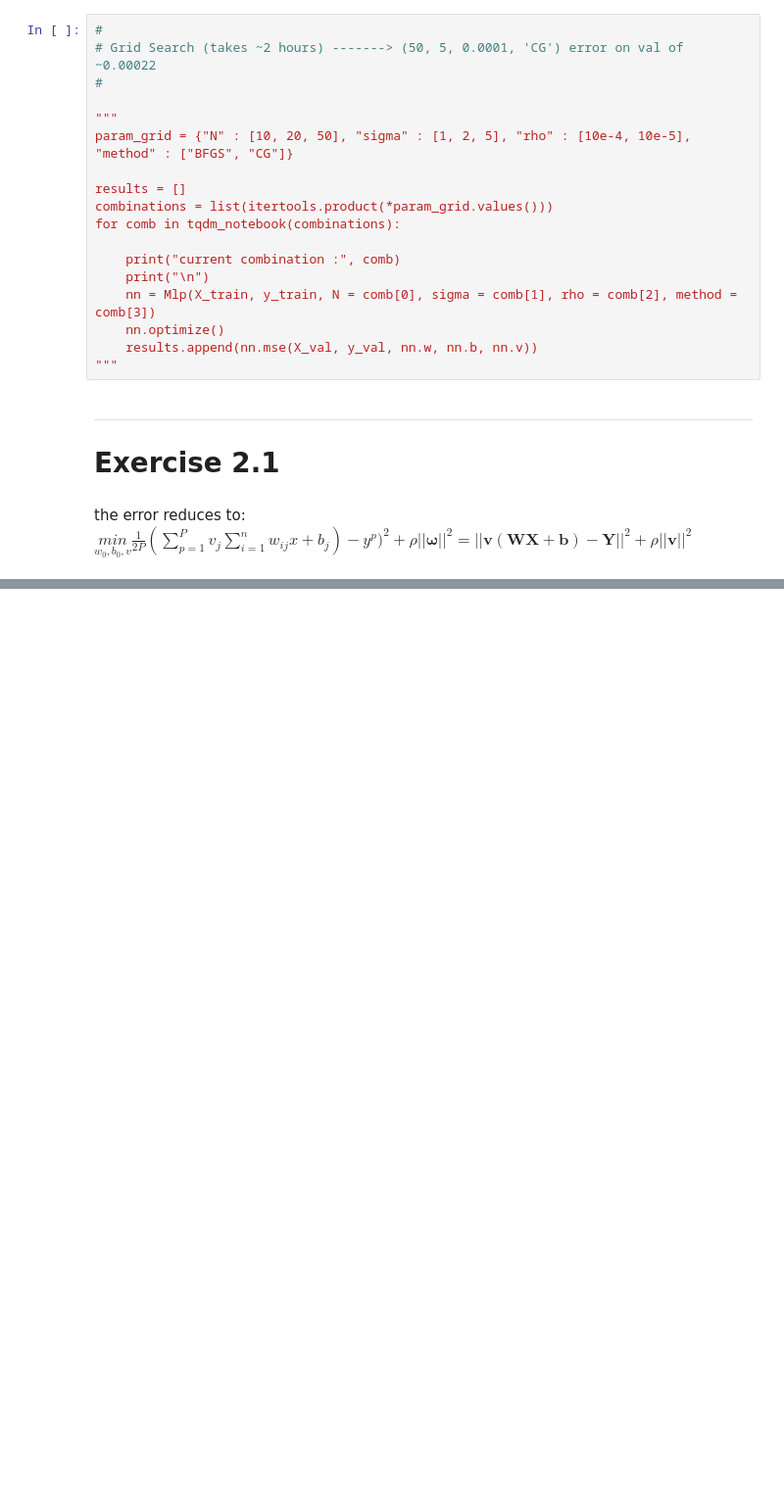
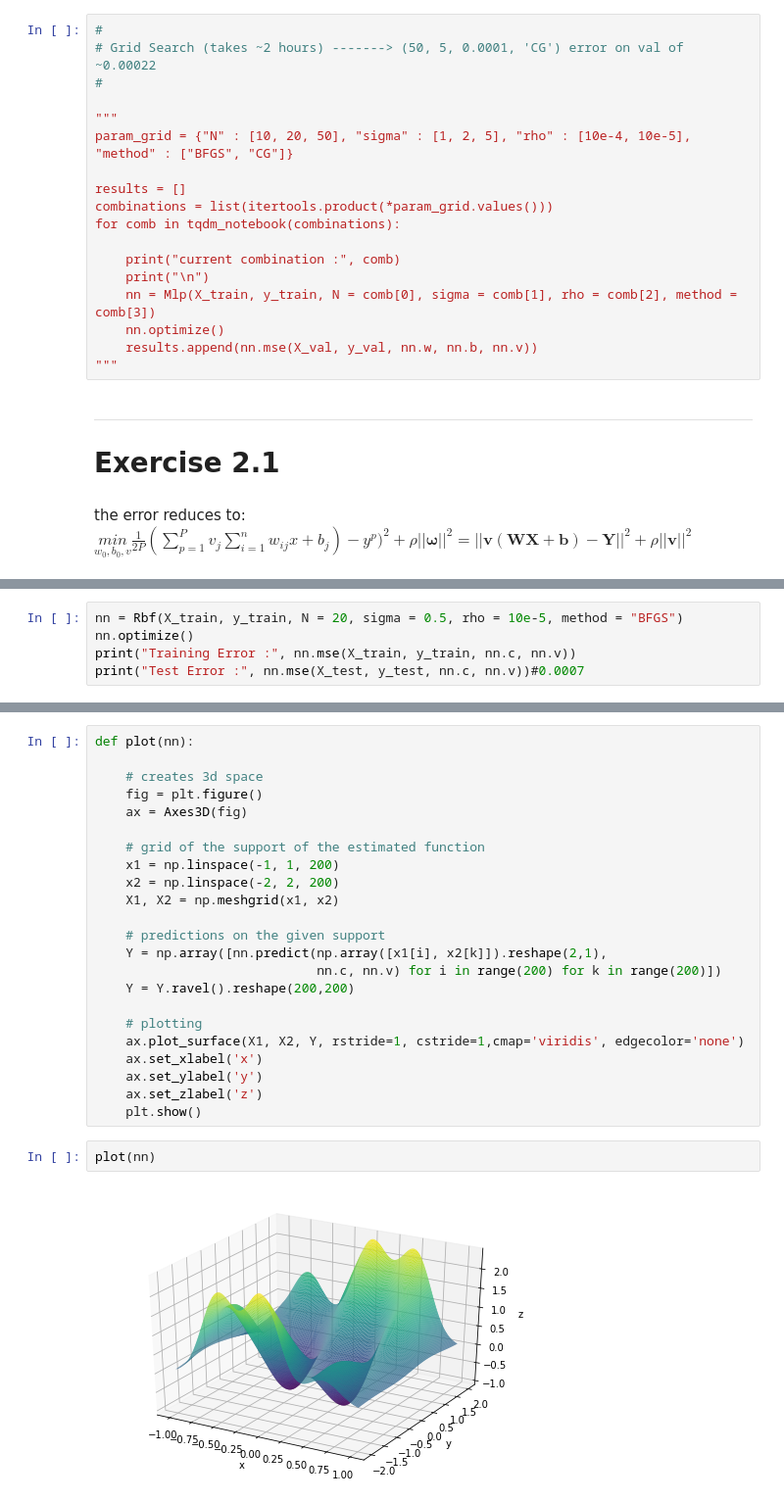
Before and after one commit to giorgiozannini/omml-homework-2, a Jupyter notebook: mlp.ipynb, the cells around one changed output, grey strips where cells are left out. Shown at 98% size. Drawn from its saved outputs; the diff is of its cells as text; blank space fills up the shorter version.

```diff
--- a/mlp.ipynb
+++ b/mlp.ipynb
@@ -294,0 +420,5 @@ plot(nn)
+# %%
+nn = Rbf(X_train, y_train, N = 20, sigma = 0.5, rho = 10e-5, method = "BFGS")
+nn.optimize()
+print("Training Error :", nn.mse(X_train, y_train, nn.c, nn.v))
+print("Test Error :", nn.mse(X_test, y_test, nn.c, nn.v))#0.0007
@@ -294,0 +443,27 @@ plot(nn)
+# %%
+def plot(nn):
+
+    # creates 3d space
+    fig = plt.figure()
+    ax = Axes3D(fig)
+
+    # grid of the support of the estimated function
+    x1 = np.linspace(-1, 1, 200)
+    x2 = np.linspace(-2, 2, 200)
+    X1, X2 = np.meshgrid(x1, x2)
+
+    # predictions on the given support
+    Y = np.array([nn.predict(np.array([x1[i], x2[k]]).reshape(2,1),
+                             nn.c, nn.v) for i in range(200) for k in range(200)])
+    Y = Y.ravel().reshape(200,200)
+
+    # plotting
+    ax.plot_surface(X1, X2, Y, rstride=1, cstride=1,cmap='viridis', edgecolor='none')
+    ax.set_xlabel('x')
+    ax.set_ylabel('y')
+    ax.set_zlabel('z')
+    plt.show()
+# %%
+plot(nn)
+# %% [output]
+[figure, added]
```
Also changed, not shown: parts of 15 cells of this notebook.
